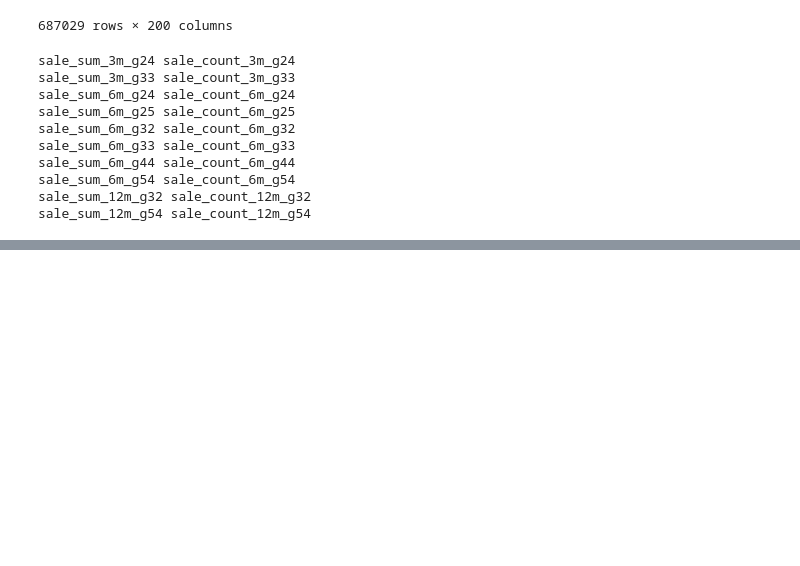
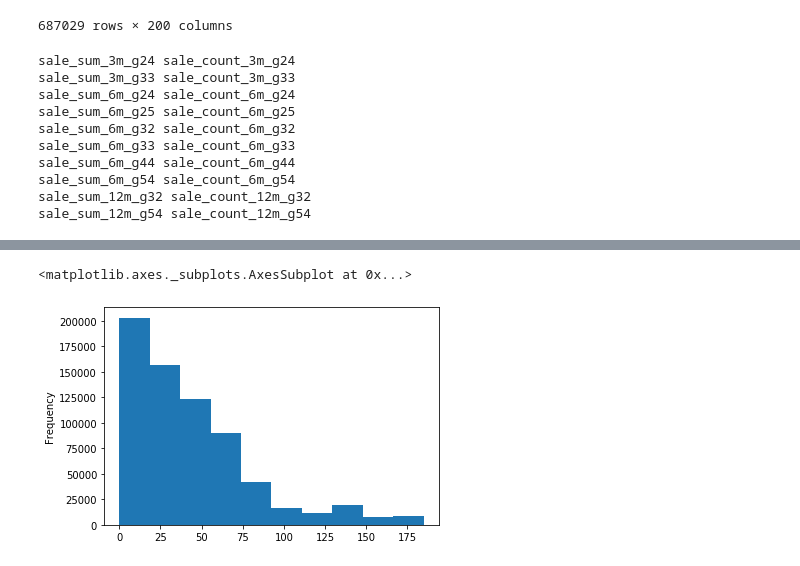
Before and after one commit to DKozl50/pluh_sms, a Jupyter notebook: experiments/more_experiments.ipynb, the cells around one changed output, grey strips where cells are left out. Cells and saved outputs as stored; diff of their text form; code cells hidden in the pictures; blank space fills up the shorter version.

```diff
--- a/experiments/more_experiments.ipynb
+++ b/experiments/more_experiments.ipynb
@@ -179,0 +252,2 @@ data2 = data[cool_features + ['group', 'response_att']]
+# %%
+data = data_backup.copy()
@@ -179,0 +257,5 @@ data2 = data[cool_features + ['group', 'response_att']]
+# %%
+data['months_from_register'].plot(kind='hist')
+# %% [output]
+<matplotlib.axes._subplots.AxesSubplot at 0x...>
+[figure, added]
```
Also changed, not shown: parts of 30 cells of this notebook, 2 other files.
